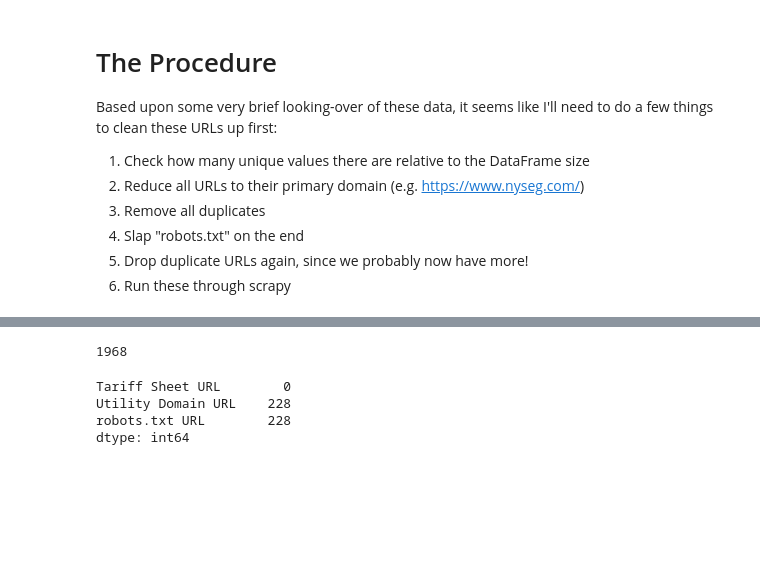
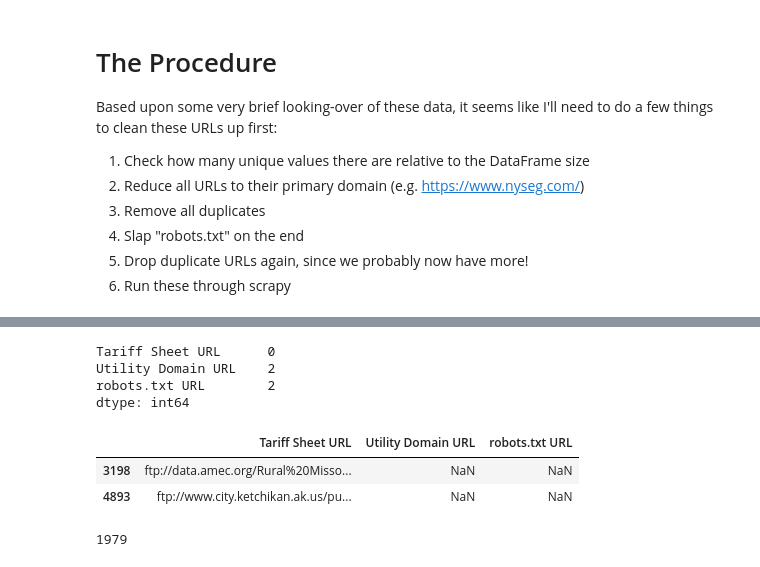
Before and after one commit to emigre459/Utility_Rates_Scraping, a Jupyter notebook: Utility Rates Web Crawling and Scraping.ipynb, the cells around one changed output, grey strips where cells are left out. Saved outputs shown, nothing was run; the diff lists cells and outputs as text; code cells hidden in the pictures; blank space fills up the shorter version.

```diff
--- a/Utility Rates Web Crawling and Scraping.ipynb
+++ b/Utility Rates Web Crawling and Scraping.ipynb
@@ -38,4 +38,14 @@ Based upon some very brief looking-over of these data, it seems like I'll need t
 4. Slap "robots.txt" on the end
 5. Drop duplicate URLs again, since we probably now have more!
 5. Run these through scrapy
+# %%
+#Clean up some messy URLs - na = True because we intend to apply ~ to NOT the resultant series ultimately
+is_http = (URLs['Tariff Sheet URL'].str.split("/", expand = True)[0].str.contains("http", na = True))
+is_ftp = (URLs['Tariff Sheet URL'].str.split("/", expand = True)[0].str.contains("ftp", na = True))
+
+bad_URLs = (~is_http & ~is_ftp)
+bad_URLs.sum()
+
+URLs.loc[bad_URLs,'Tariff Sheet URL'] = "h" + URLs.loc[bad_URLs,'Tariff Sheet URL']
+#URLs.loc[36010]
 # %%
@@ -69,17 +80,23 @@ URLs
+# %%
+URLs.isnull().sum()
+# %% [output]
+Tariff Sheet URL      0
+Utility Domain URL    2
+robots.txt URL        2
+dtype: int64
+# %%
+URLs[URLs['Utility Domain URL'].isnull()]
+# %% [output]
+|  | Tariff Sheet URL | Utility Domain URL | robots.txt URL |
+| 3198 | ftp://data.amec.org/Rural%20Misso... | NaN | NaN |
+| 4893 | ftp://www.city.ketchikan.ak.us/pu... | NaN | NaN |
 # %%
 #URLs['Tariff Sheet URL'].str.split(pat = r'^https*://.+/', expand = True)
 #This doesn't do what I want right now, but gets the filenames, so maybe useful down the road?
 # %%
 URLs['robots.txt URL'].nunique()
 # %% [output]
-1968
+1979
-# %%
-URLs.isnull().sum()
-# %% [output]
-Tariff Sheet URL        0
-Utility Domain URL    228
-robots.txt URL        228
-dtype: int64
 # %%
 URLs['Crawling_Allowed'] = False
 # %%
```
Also changed, not shown: parts of 4 cells of this notebook, 7 other files.
